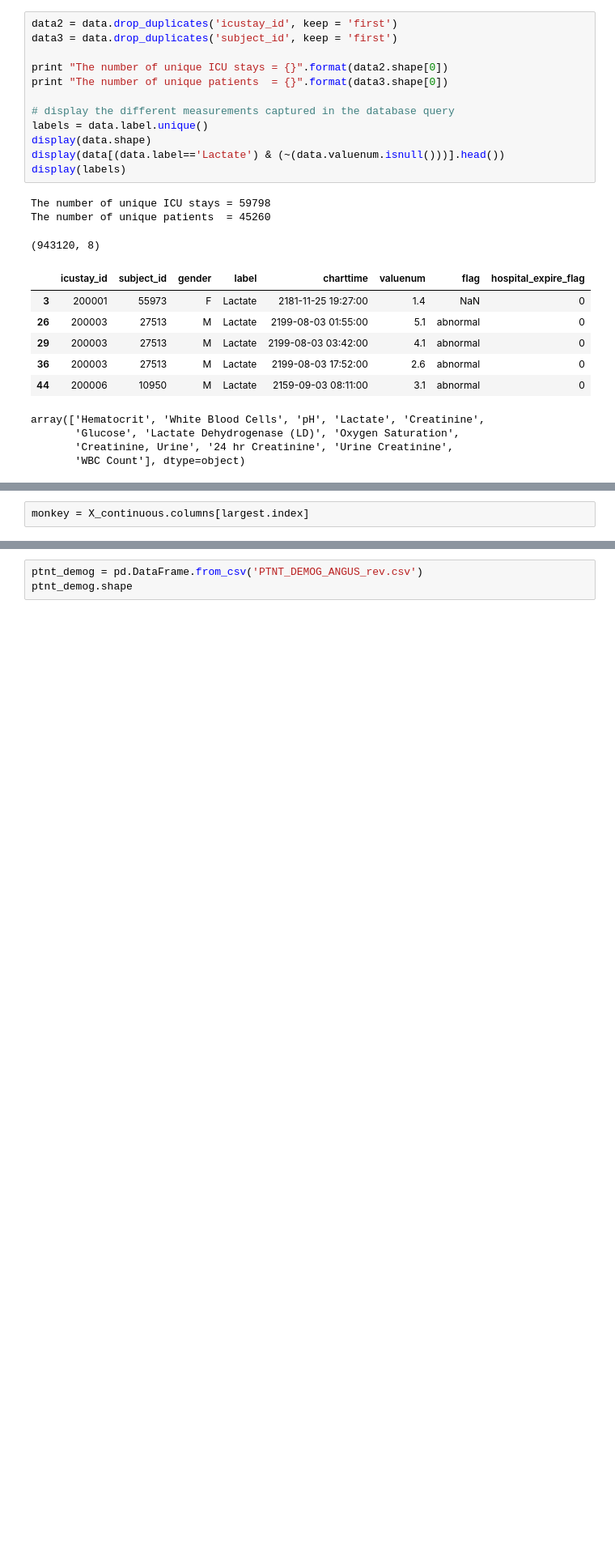
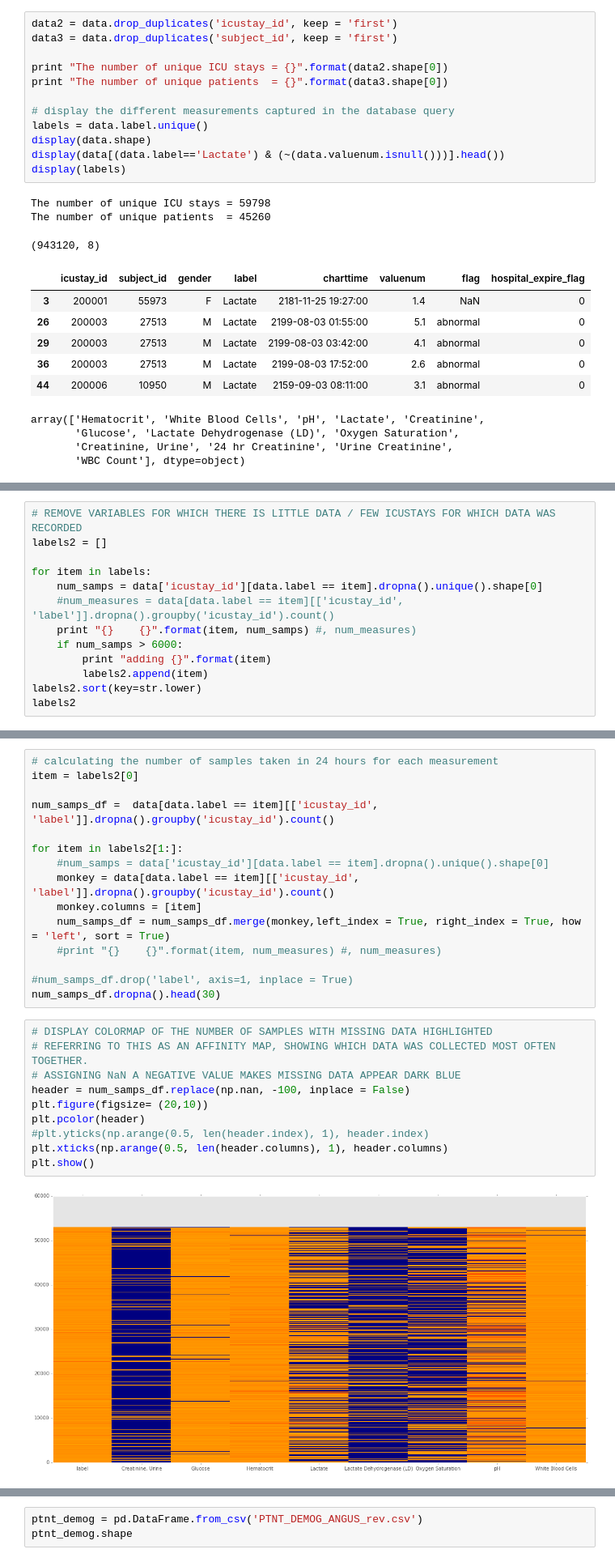
Before and after one commit to RJBeetel3/mimic3_analysis, a Jupyter notebook: LABEVENTS_FIRST24.ipynb, the cells around one changed output, grey strips where cells are left out. Shown at 81% size. Saved outputs shown, nothing was run; the diff lists cells and outputs as text; blank space fills up the shorter version.

```diff
--- a/LABEVENTS_FIRST24.ipynb
+++ b/LABEVENTS_FIRST24.ipynb
@@ -636,2 +105,0 @@ cont_features_df.sort_values(by ='scores', ascending = False).head(30)
-# %%
-monkey = X_continuous.columns[largest.index]
@@ -641,0 +106,13 @@ data3.to_csv('LAB_EVENTS_FIRST24_PROCESSED.csv')
+# %%
+# REMOVE VARIABLES FOR WHICH THERE IS LITTLE DATA / FEW ICUSTAYS FOR WHICH DATA WAS RECORDED
+labels2 = []
+
+for item in labels:
+    num_samps = data['icustay_id'][data.label == item].dropna().unique().shape[0]
+    #num_measures = data[data.label == item][['icustay_id', 'label']].dropna().groupby('icustay_id').count()
+    print "{}    {}".format(item, num_samps) #, num_measures)
+    if num_samps > 6000:
+        print "adding {}".format(item)
+        labels2.append(item)
+labels2.sort(key=str.lower)
+labels2
@@ -641,0 +146,27 @@ data3.to_csv('LAB_EVENTS_FIRST24_PROCESSED.csv')
+# %%
+# calculating the number of samples taken in 24 hours for each measurement
+item = labels2[0]
+
+num_samps_df =  data[data.label == item][['icustay_id', 'label']].dropna().groupby('icustay_id').count()
+
+for item in labels2[1:]:
+    #num_samps = data['icustay_id'][data.label == item].dropna().unique().shape[0]
+    monkey = data[data.label == item][['icustay_id', 'label']].dropna().groupby('icustay_id').count()
+    monkey.columns = [item]
+    num_samps_df = num_samps_df.merge(monkey,left_index = True, right_index = True, how = 'left', sort = True)
+    #print "{}    {}".format(item, num_measures) #, num_measures)
+
+#num_samps_df.drop('label', axis=1, inplace = True)
+num_samps_df.dropna().head(30)
+# %%
+# DISPLAY COLORMAP OF THE NUMBER OF SAMPLES WITH MISSING DATA HIGHLIGHTED
+# REFERRING TO THIS AS AN AFFINITY MAP, SHOWING WHICH DATA WAS COLLECTED MOST OFTEN TOGETHER.
+# ASSIGNING NaN A NEGATIVE VALUE MAKES MISSING DATA APPEAR DARK BLUE
+header = num_samps_df.replace(np.nan, -100, inplace = False)
+plt.figure(figsize= (20,10))
+plt.pcolor(header)
+#plt.yticks(np.arange(0.5, len(header.index), 1), header.index)
+plt.xticks(np.arange(0.5, len(header.columns), 1), header.columns)
+plt.show()
+# %% [output]
+[figure, added]
```
Also changed, not shown: parts of 54 cells of this notebook.
